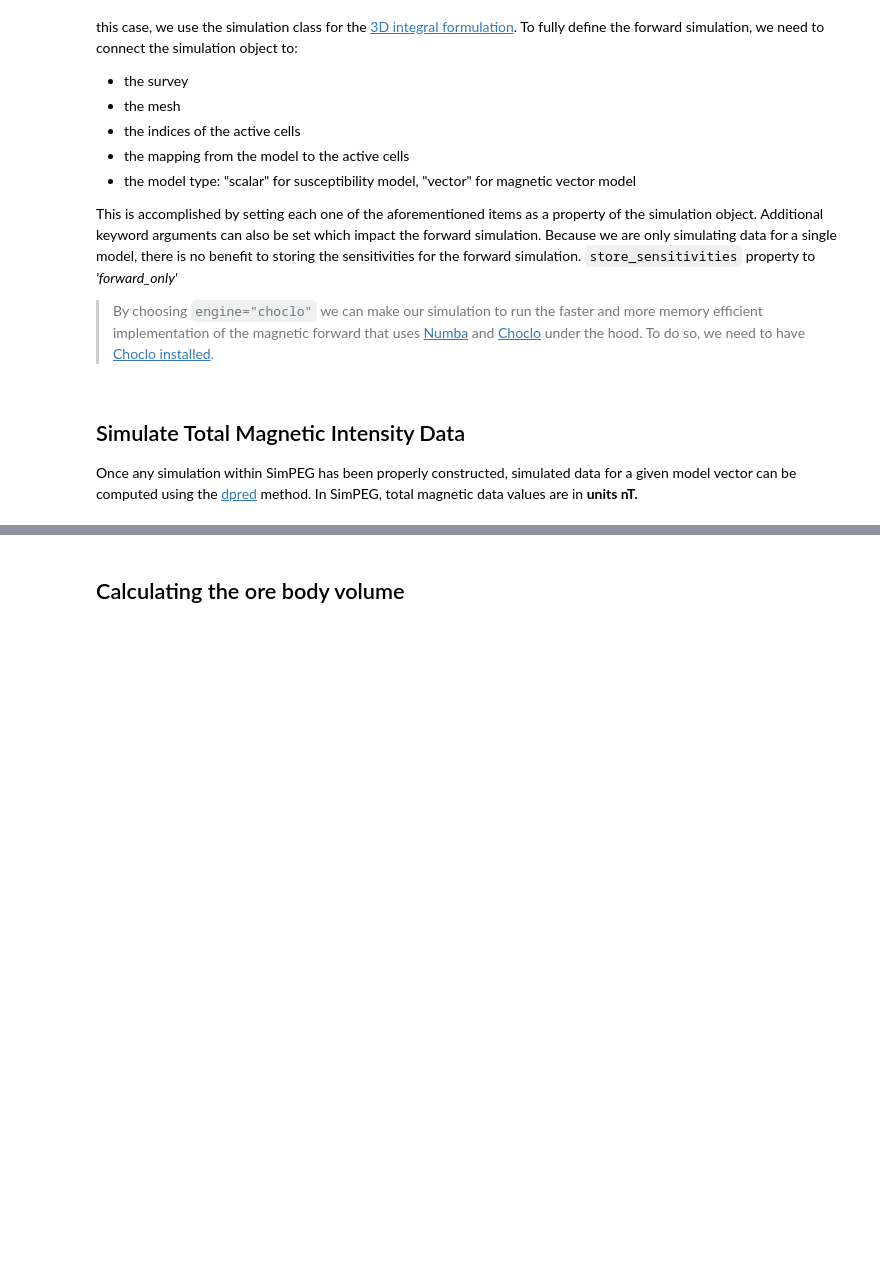
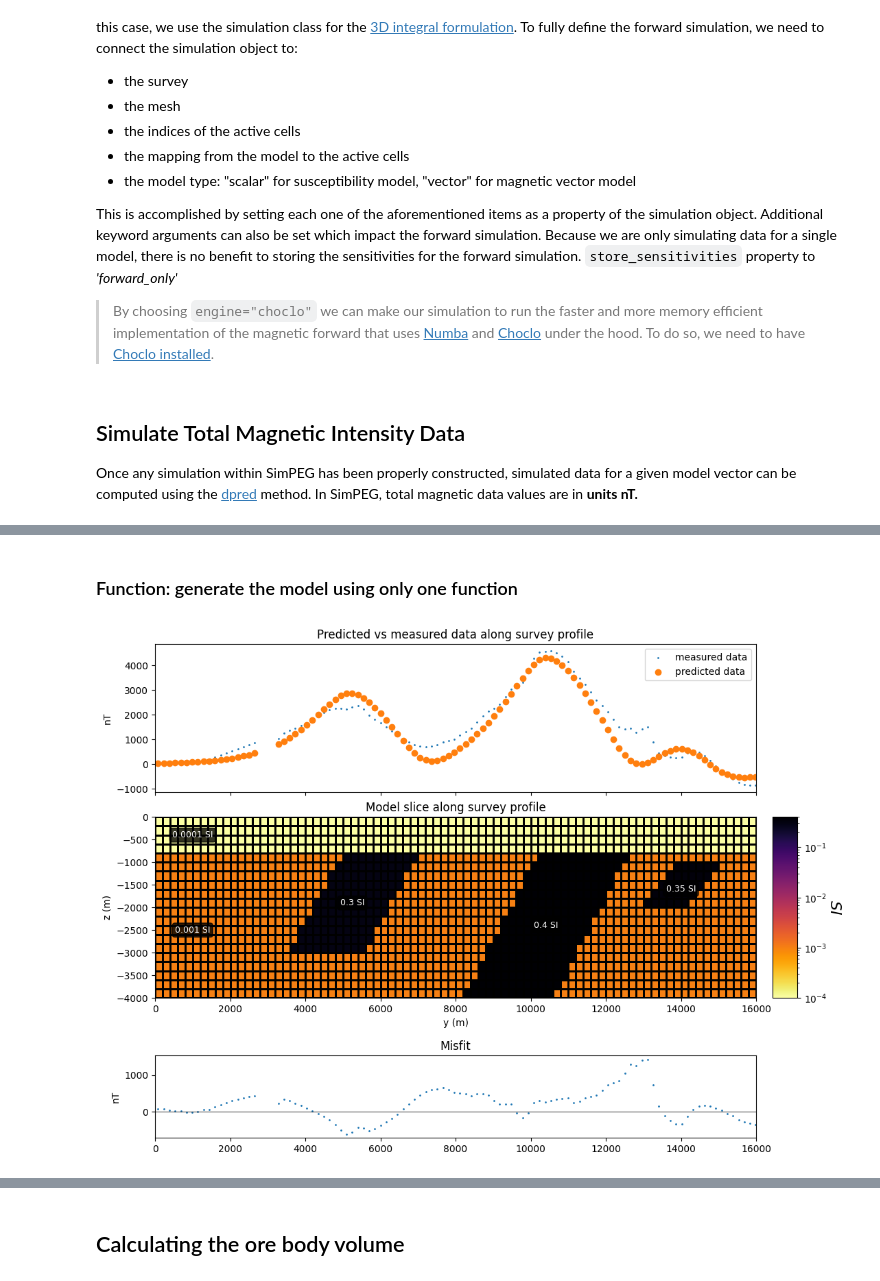
Before and after one commit to ViestursZ/Arbavere-workshop, a Jupyter notebook: Scripts/Geophysics_workshop_MB.ipynb, the cells around one changed output, grey strips where cells are left out. Drawn from its saved outputs; the diff is of its cells as text; code cells hidden in the pictures; blank space fills up the shorter version.

```diff
--- a/Scripts/Geophysics_workshop_MB.ipynb
+++ b/Scripts/Geophysics_workshop_MB.ipynb
@@ -878,0 +899,7 @@ if save_output:
+# %% [markdown]
+### Function: generate the model using only one function
+# %%
+dykes = [
+# susc., position, depth(positive), width, offset (- or +)
+    [0.35, 9000, 3000, 2000, 1000],
+]
@@ -878,0 +1068,11 @@ if save_output:
+# %%
+dykes = [
+# susc., position, depth(positive), width, offset (- or +), height(optional)
+    [0.4, 8200, 4000, 2400, 2000],
+    [0.3, 3500, 3000, 2000, 1500],
+    [0.35, 13000, 2000, 1000, 1000, 1000],
+]
+
+model(dykes)
+# %% [output]
+[figure, added]
```
Also changed, not shown: parts of 25 cells of this notebook, 3 other files.
